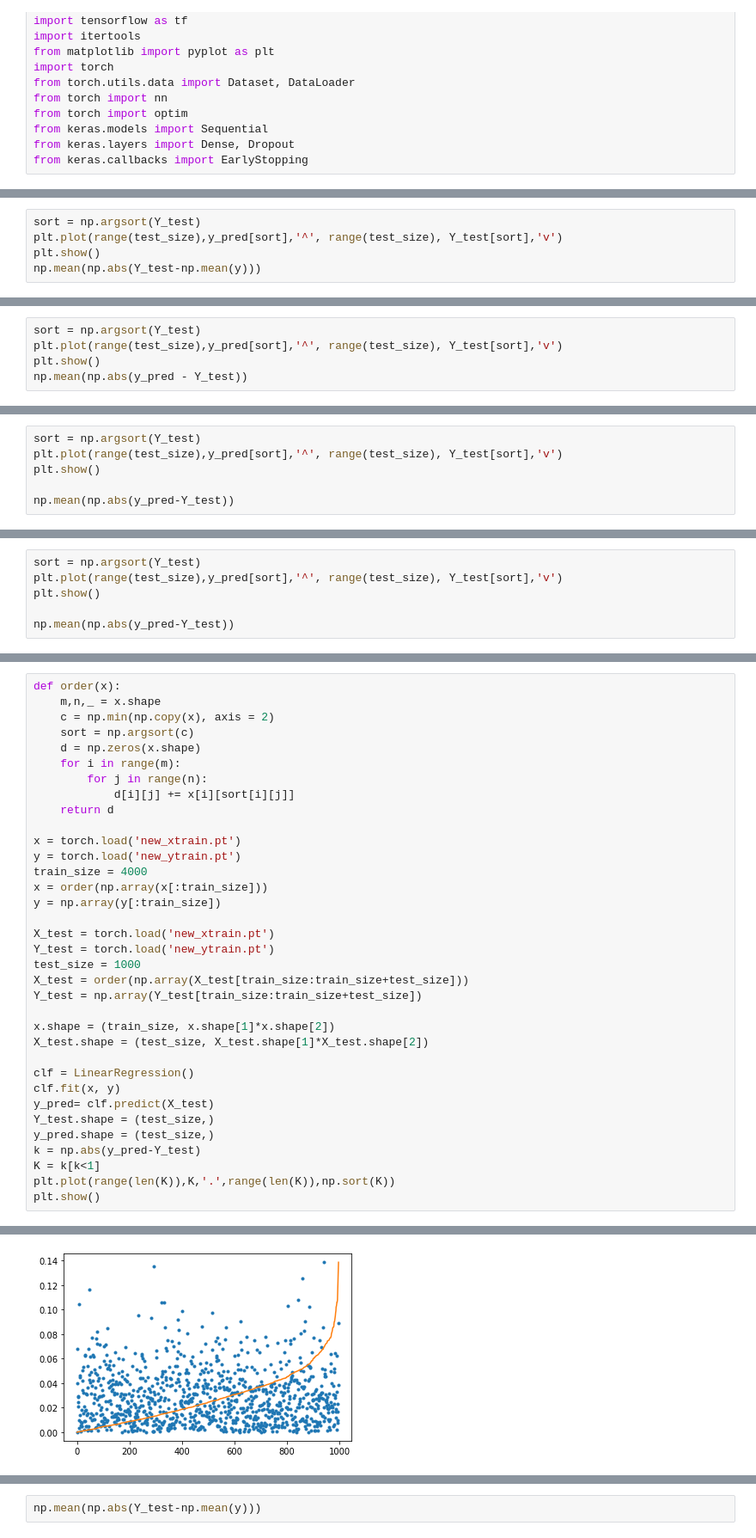
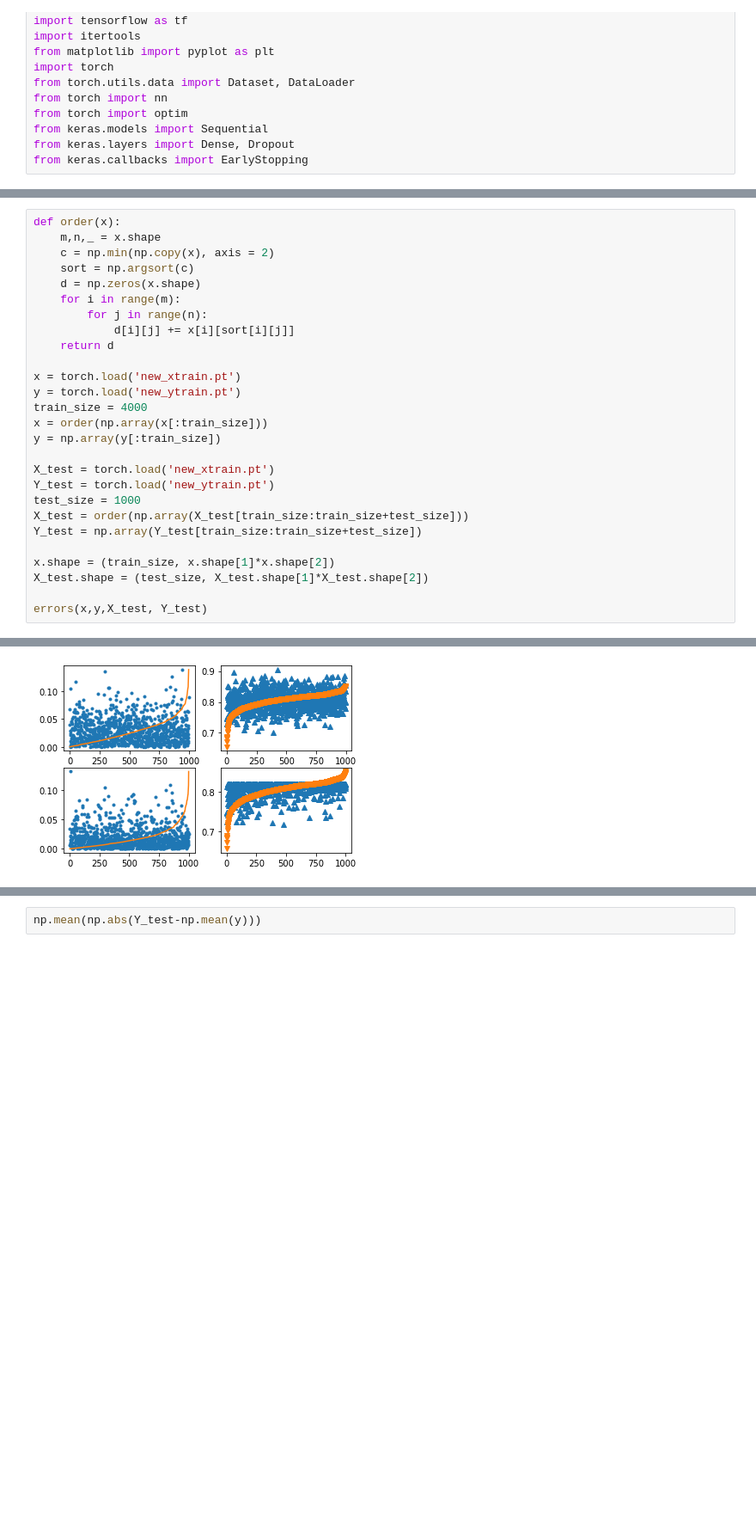
Before and after one commit to angelosaadeh/Set-training, a Jupyter notebook: Data_training.ipynb, the cells around one changed output, grey strips where cells are left out. Shown: that part at 86% size. Drawn from its saved outputs; the diff is of its cells as text; blank space fills up the shorter version.

```diff
--- a/Data_training.ipynb
+++ b/Data_training.ipynb
@@ -49,5 +97,0 @@ plt.show()
-# %%
-sort = np.argsort(Y_test)
-plt.plot(range(test_size),y_pred[sort],'^', range(test_size), Y_test[sort],'v')
-plt.show()
-np.mean(np.abs(Y_test-np.mean(y)))
@@ -115,5 +97,0 @@ plt.show()
-# %%
-sort = np.argsort(Y_test)
-plt.plot(range(test_size),y_pred[sort],'^', range(test_size), Y_test[sort],'v')
-plt.show()
-np.mean(np.abs(y_pred - Y_test))
@@ -164,6 +136,0 @@ plt.show()
-# %%
-sort = np.argsort(Y_test)
-plt.plot(range(test_size),y_pred[sort],'^', range(test_size), Y_test[sort],'v')
-plt.show()
-
-np.mean(np.abs(y_pred-Y_test))
@@ -227,6 +136,0 @@ plt.show()
-# %%
-sort = np.argsort(Y_test)
-plt.plot(range(test_size),y_pred[sort],'^', range(test_size), Y_test[sort],'v')
-plt.show()
-
-np.mean(np.abs(y_pred-Y_test))
@@ -375,13 +195,5 @@ Y_test = np.array(Y_test[train_size:train_size+test_size])
 x.shape = (train_size, x.shape[1]*x.shape[2])
 X_test.shape = (test_size, X_test.shape[1]*X_test.shape[2])
 
-clf = LinearRegression()
-clf.fit(x, y)
-y_pred= clf.predict(X_test)
-Y_test.shape = (test_size,)
-y_pred.shape = (test_size,)
-k = np.abs(y_pred-Y_test)
-K = k[k<1]
-plt.plot(range(len(K)),K,'.',range(len(K)),np.sort(K))
-plt.show()
+errors(x,y,X_test, Y_test)
 # %% [output]
@@ -388 +202 @@ plt.show()
-[figure, old version]
+[figure, new version]
```
Also changed, not shown: parts of 42 cells of this notebook.
